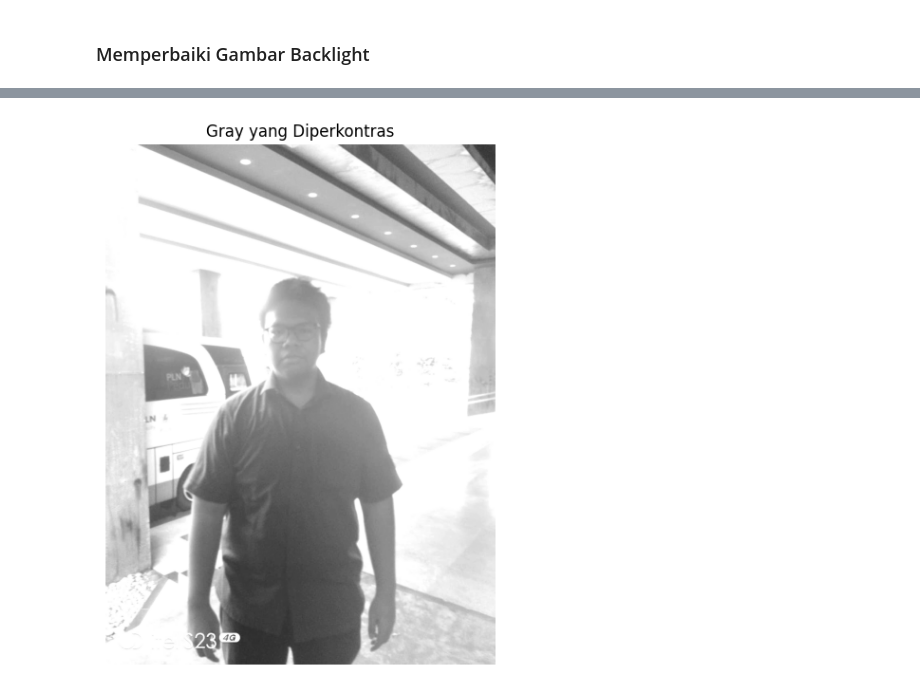
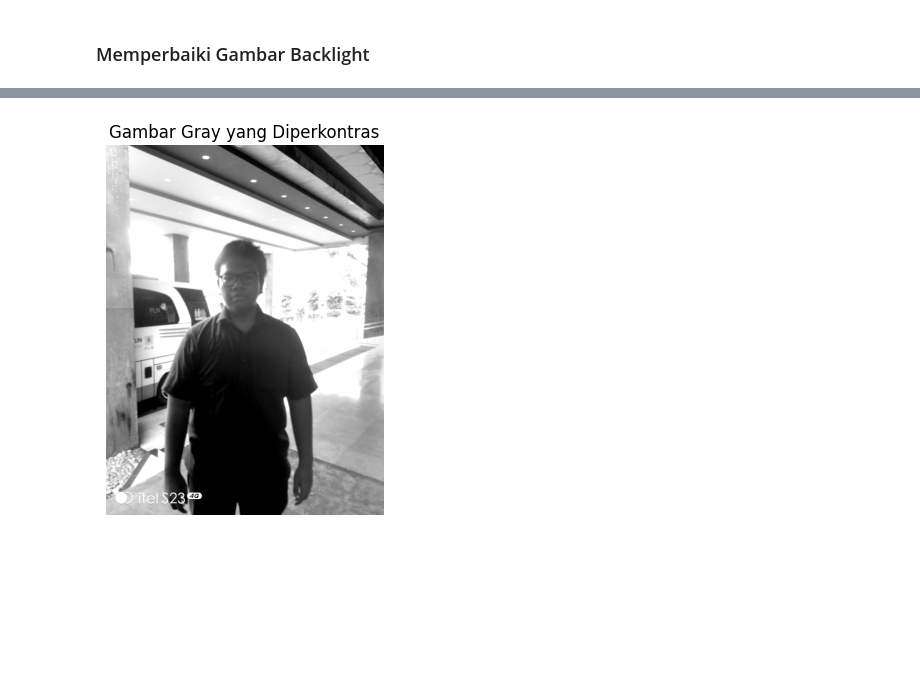
Before and after one commit to davidgbrils/UTS_PCD_202331243_A_ITPLN.-, a Jupyter notebook: UTS_PCD_202331243_A_ITPLN.ipynb, the cells around one changed output, grey strips where cells are left out. Drawn from its saved outputs; the diff is of its cells as text; code cells hidden in the pictures; blank space fills up the shorter version.

```diff
--- a/UTS_PCD_202331243_A_ITPLN.ipynb
+++ b/UTS_PCD_202331243_A_ITPLN.ipynb
@@ -227,14 +229,8 @@ plt.show()
 # %% [markdown]
 ### Memperbaiki Gambar Backlight
 # %%
-img = cv2.imread("foto.jpg")
-if img is None:
-    raise ValueError("Gambar tidak ditemukan! Periksa kembali path yang Anda masukkan.")
-
-# Tampilkan gambar asli
-plt.figure(figsize=(8, 6))
-# Konversi BGR ke RGB untuk ditampilkan dengan matplotlib
-plt.imshow(cv2.cvtColor(img, cv2.COLOR_BGR2RGB))
+img = Image.open("foto.jpg")  # Ganti nama file sesuai gambar asli
+plt.imshow(img)
 plt.title("Gambar Asli")
 plt.axis("off")
 plt.show()
@@ -243,9 +239,8 @@ plt.show()
 # %%
-gray = cv2.cvtColor(img, cv2.COLOR_BGR2GRAY)
-
-plt.figure(figsize=(8, 6))
-plt.imshow(gray, cmap="gray")
-plt.title("Gambar Gray")
+# 2. Konversi ke grayscale
+gray_img = img.convert("L")
+plt.imshow(gray_img, cmap='gray')
+plt.title("Gambar Grayscale")
 plt.axis("off")
 plt.show()
 # %% [output]
@@ -272,18 +257,10 @@ plt.show()
 # %%
-def adjust_contrast(img, alpha):
-    """
-    Mengalikan nilai pixel dengan alpha untuk meningkatkan kontras.
-    alpha: faktor peningkatan kontras (contoh: 1.5)
-    """
-    return cv2.convertScaleAbs(img, alpha=alpha, beta=0)
-gray_contrast = adjust_contrast(gray, alpha=1.5)
-fig, ax = plt.subplots(figsize=(8, 6))
-ax.imshow(gray_contrast, cmap="gray")
-ax.set_title("Gray yang Diperkontras")
-ax.axis("off")
-
-plt.tight_layout()
+enhancer_contrast = ImageEnhance.Contrast(gray_img)
+contrast_img = enhancer_contrast.enhance(2.0)  # Nilai >1 meningkatkan kontras
+plt.imshow(contrast_img, cmap='gray')
+plt.title("Gambar Gray yang Diperkontras")
+plt.axis("off")
 plt.show()
 # %% [output]
-[figure, old version]
+[figure, new version]
 # %%
```
Also changed, not shown: parts of 6 cells of this notebook, 1 other file.
